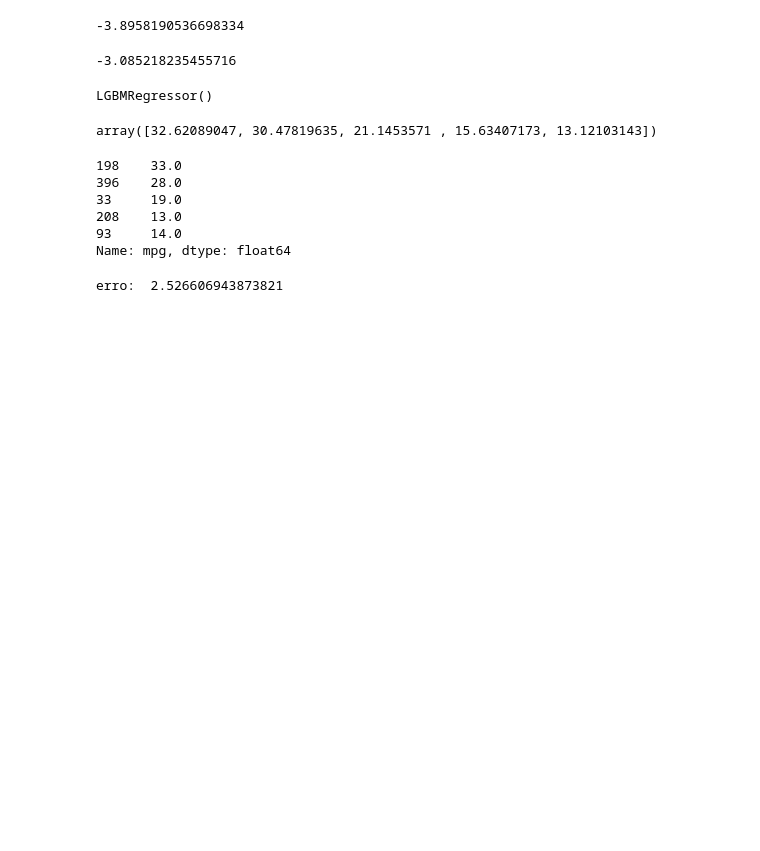
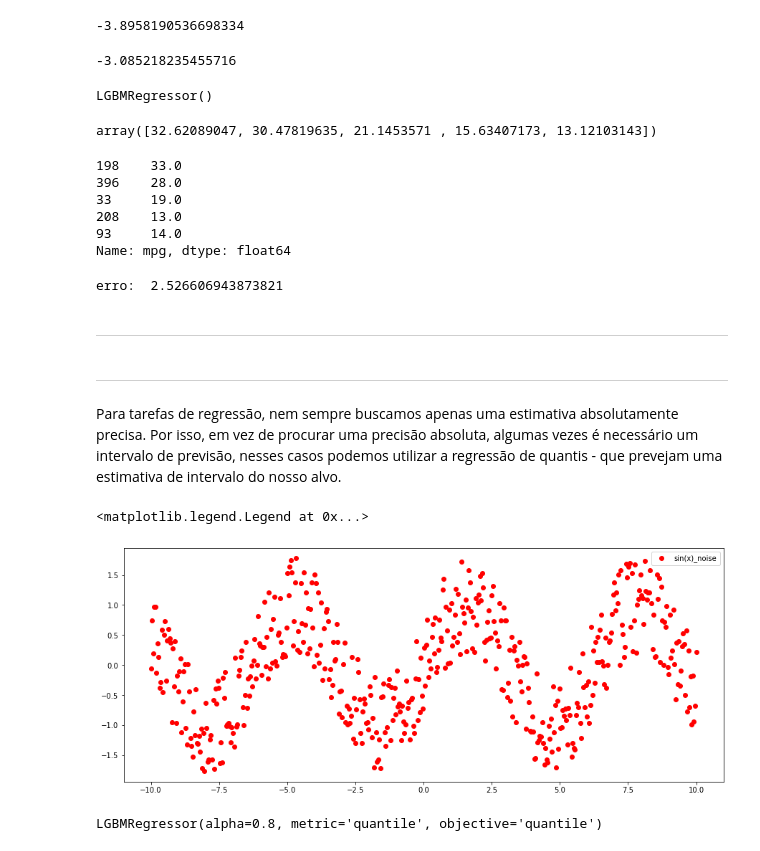
Before and after one commit to lassirati/lightgbm, a Jupyter notebook: lgbm.ipynb, the cells around one changed output. Saved outputs shown, nothing was run; the diff lists cells and outputs as text; code cells hidden in the pictures; blank space fills up the shorter version.

Commit message:
adicionado exemplo de regressor por quartil

```diff
--- a/lgbm.ipynb
+++ b/lgbm.ipynb
@@ -180,3 +180,7 @@ rmse = math.sqrt(mse)
 print('erro: ',rmse)
 # %% [output]
 erro:  2.526606943873821
+# %% [markdown]
+_______________________________
+# %% [markdown]
+________________________________________________________________________
@@ -182,0 +189,21 @@ erro:  2.526606943873821
+# %% [markdown]
+Para tarefas de regressão, nem sempre buscamos apenas uma estimativa absolutamente precisa. Por isso, em vez de procurar uma precisão absoluta, algumas vezes é necessário um intervalo de previsão, nesses casos podemos utilizar a regressão de quantis - que prevejam uma estimativa de intervalo do nosso alvo.
+# %%
+import matplotlib.pyplot as plt
+
+#criamos aqui um sinal, baseado em sin(x)
+# o melhor fit possível seria o proprio sin(x), mas podemos querer uma estimativa levemente mais alta ou levemente mais baixa
+# ai os qratis podem vir em nosso socorro
+
+sample_size = 500
+x = np.linspace(-10, 10, sample_size)
+y = np.sin(x)
+y_noise = y + np.random.uniform(-0.8, 0.8, sample_size)
+
+plt.figure(figsize=[15, 6])
+#plt.plot(x, y, label='sin(x)')
+plt.scatter(x, y_noise, label='sin(x)_noise', color='red')
+plt.legend()
+# %% [output]
+<matplotlib.legend.Legend at 0x...>
+[figure, added]
@@ -182,0 +223,7 @@ erro:  2.526606943873821
+# %%
+# calibrando
+regressor_quartil_1.fit(x_train, y)
+regressor_quartil_5.fit(x_train, y)
+regressor_quartil_8.fit(x_train, y)
+# %% [output]
+LGBMRegressor(alpha=0.8, metric='quantile', objective='quantile')
```
Also changed, not shown: parts of 5 cells of this notebook.
